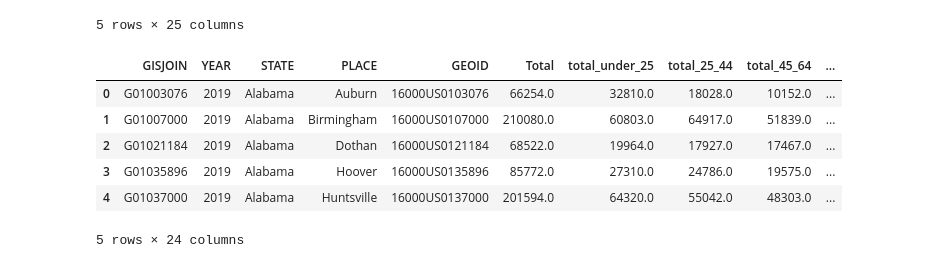
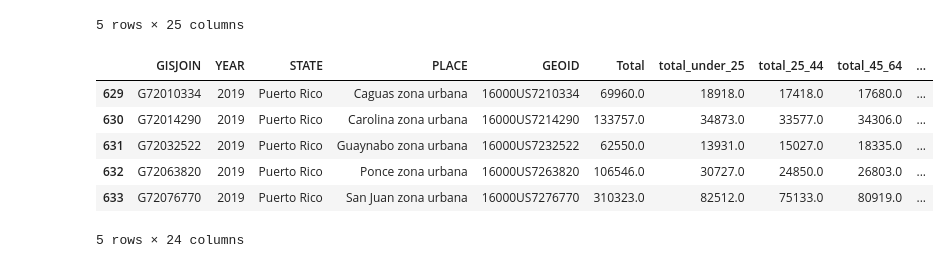
Before and after one commit to pennyandjude/Plant-Based-Franklin, a Jupyter notebook: brackets_capstone.ipynb, the cells around one changed output. Cells and saved outputs as stored; diff of their text form; code cells hidden in the pictures.

```diff
--- a/brackets_capstone.ipynb
+++ b/brackets_capstone.ipynb
@@ -70,14 +70,14 @@ bracket = brackets[['GISJOIN','YEAR','STATE','PLACE','GEOID','Total','total_unde
             'some_college','college_degree','higher_degree','percent_hs_diploma','percent_some_college',
             'percent_college_degree','percent_higher_degree','median_income','error_margin']]
 # %%
-bracket.head()
+bracket.tail()
 # %% [output]
 |  | GISJOIN | YEAR | STATE | PLACE | GEOID | Total | total_under_25 | total_25_44 | total_45_64 | ... |
-| 0 | G01003076 | 2019 | Alabama | Auburn | 16000US0103076 | 66254.0 | 32810.0 | 18028.0 | 10152.0 | ... |
-| 1 | G01007000 | 2019 | Alabama | Birmingham | 16000US0107000 | 210080.0 | 60803.0 | 64917.0 | 51839.0 | ... |
-| 2 | G01021184 | 2019 | Alabama | Dothan | 16000US0121184 | 68522.0 | 19964.0 | 17927.0 | 17467.0 | ... |
-| 3 | G01035896 | 2019 | Alabama | Hoover | 16000US0135896 | 85772.0 | 27310.0 | 24786.0 | 19575.0 | ... |
-| 4 | G01037000 | 2019 | Alabama | Huntsville | 16000US0137000 | 201594.0 | 64320.0 | 55042.0 | 48303.0 | ... |
+| 629 | G72010334 | 2019 | Puerto Rico | Caguas zona urbana | 16000US7210334 | 69960.0 | 18918.0 | 17418.0 | 17680.0 | ... |
+| 630 | G72014290 | 2019 | Puerto Rico | Carolina zona urbana | 16000US7214290 | 133757.0 | 34873.0 | 33577.0 | 34306.0 | ... |
+| 631 | G72032522 | 2019 | Puerto Rico | Guaynabo zona urbana | 16000US7232522 | 62550.0 | 13931.0 | 15027.0 | 18335.0 | ... |
+| 632 | G72063820 | 2019 | Puerto Rico | Ponce zona urbana | 16000US7263820 | 106546.0 | 30727.0 | 24850.0 | 26803.0 | ... |
+| 633 | G72076770 | 2019 | Puerto Rico | San Juan zona urbana | 16000US7276770 | 310323.0 | 82512.0 | 75133.0 | 80919.0 | ... |
 5 rows × 24 columns
 # %%
 bracket.to_csv('bracket_captsone.csv')
```
Also changed, not shown: parts of 11 cells of this notebook.
